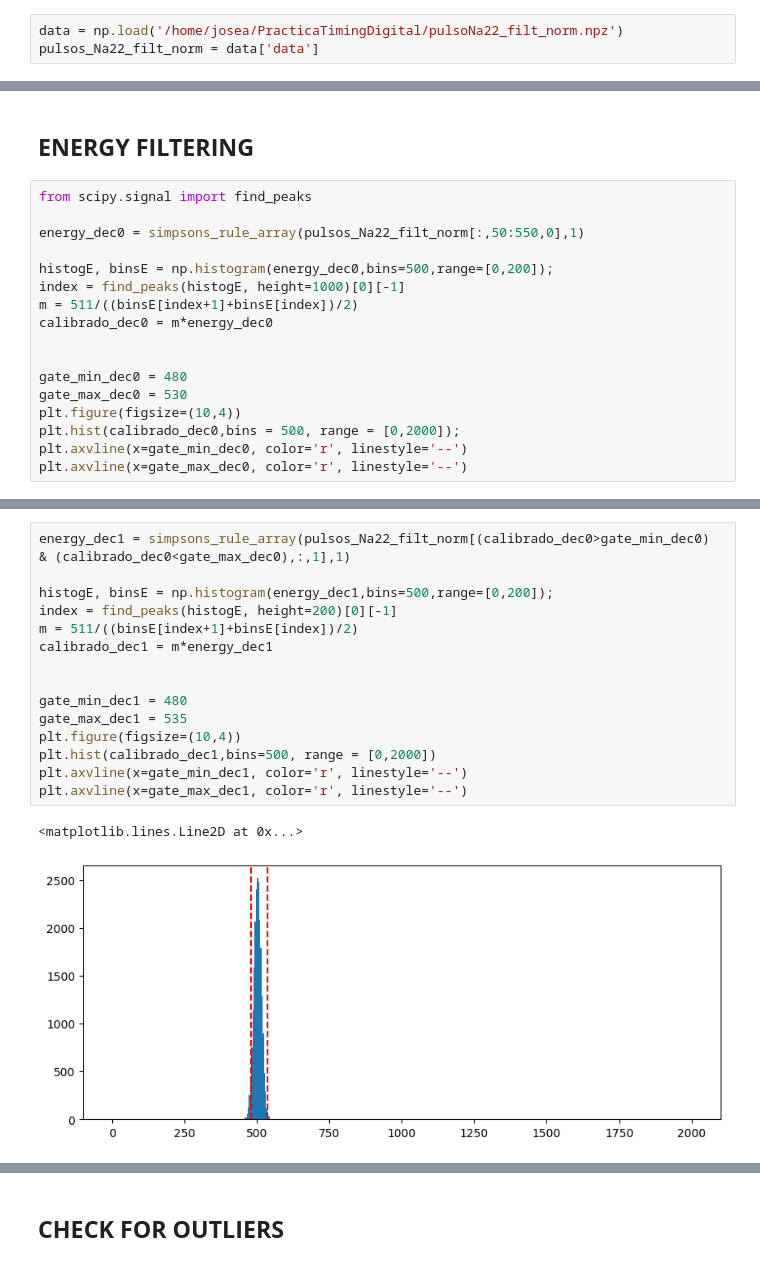
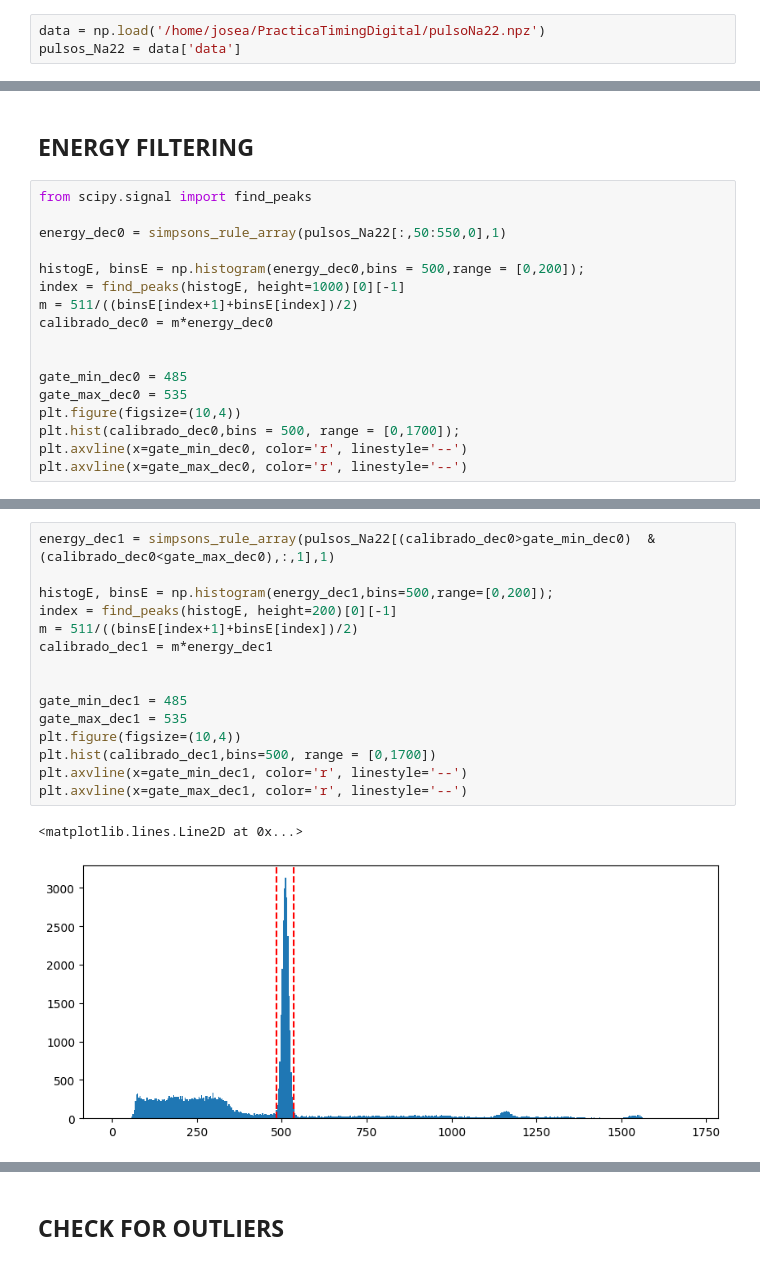
Before and after one commit to wjosefw/Signal-processing-with-Neural-networks, a Jupyter notebook: DEEP_TIMING_DATOS_PRACTICA_MASTER_Na22.ipynb, the cells around one changed output, grey strips where cells are left out. Saved outputs shown, nothing was run; the diff lists cells and outputs as text.

```diff
--- a/DEEP_TIMING_DATOS_PRACTICA_MASTER_Na22.ipynb
+++ b/DEEP_TIMING_DATOS_PRACTICA_MASTER_Na22.ipynb
@@ -45,8 +40,8 @@ Nc = 2
 # %%
 #np.savez_compressed('/home/josea/PracticaTimingDigital/pulsoNa22', data=pulsos_Na22)
 # %%
-data = np.load('/home/josea/PracticaTimingDigital/pulsoNa22_filt_norm.npz')
-pulsos_Na22_filt_norm = data['data']
+data = np.load('/home/josea/PracticaTimingDigital/pulsoNa22.npz')
+pulsos_Na22 = data['data']
 # %% [markdown]
 # **PREPROCESSING**
 # %% [markdown]
@@ -54,18 +49,18 @@ pulsos_Na22_filt_norm = data['data']
 # %%
 from scipy.signal import find_peaks
 
-energy_dec0 = simpsons_rule_array(pulsos_Na22_filt_norm[:,50:550,0],1)
+energy_dec0 = simpsons_rule_array(pulsos_Na22[:,50:550,0],1)
 
-histogE, binsE = np.histogram(energy_dec0,bins=500,range=[0,200]);
+histogE, binsE = np.histogram(energy_dec0,bins = 500,range = [0,200]);
 index = find_peaks(histogE, height=1000)[0][-1]
 m = 511/((binsE[index+1]+binsE[index])/2)
 calibrado_dec0 = m*energy_dec0
 
 
-gate_min_dec0 = 480
-gate_max_dec0 = 530
+gate_min_dec0 = 485
+gate_max_dec0 = 535
 plt.figure(figsize=(10,4))
-plt.hist(calibrado_dec0,bins = 500, range = [0,2000]);
+plt.hist(calibrado_dec0,bins = 500, range = [0,1700]);
 plt.axvline(x=gate_min_dec0, color='r', linestyle='--')
 plt.axvline(x=gate_max_dec0, color='r', linestyle='--')
 # %% [output]
@@ -74,21 +69,21 @@ plt.axvline(x=gate_max_dec0, color='r', linestyle='--')
 # %%
-energy_dec1 = simpsons_rule_array(pulsos_Na22_filt_norm[(calibrado_dec0>gate_min_dec0)  & (calibrado_dec0<gate_max_dec0),:,1],1)
+energy_dec1 = simpsons_rule_array(pulsos_Na22[(calibrado_dec0>gate_min_dec0)  & (calibrado_dec0<gate_max_dec0),:,1],1)
 
 histogE, binsE = np.histogram(energy_dec1,bins=500,range=[0,200]);
 index = find_peaks(histogE, height=200)[0][-1]
 m = 511/((binsE[index+1]+binsE[index])/2)
 calibrado_dec1 = m*energy_dec1
 
 
-gate_min_dec1 = 480
+gate_min_dec1 = 485
 gate_max_dec1 = 535
 plt.figure(figsize=(10,4))
-plt.hist(calibrado_dec1,bins=500, range = [0,2000])
+plt.hist(calibrado_dec1,bins=500, range = [0,1700])
 plt.axvline(x=gate_min_dec1, color='r', linestyle='--')
 plt.axvline(x=gate_max_dec1, color='r', linestyle='--')
 # %% [output]
 <matplotlib.lines.Line2D at 0x...>
-[figure, old version]
+[figure, new version]
 # %%
 pulsos_Na22_filt = pulsos_Na22[(calibrado_dec0>gate_min_dec0)  & (calibrado_dec0<gate_max_dec0),:,:]
 pulsos_Na22_filt = pulsos_Na22_filt[(calibrado_dec1>gate_min_dec1)  & (calibrado_dec1<gate_max_dec1),:,:]
```
Also changed, not shown: parts of 16 cells of this notebook.
